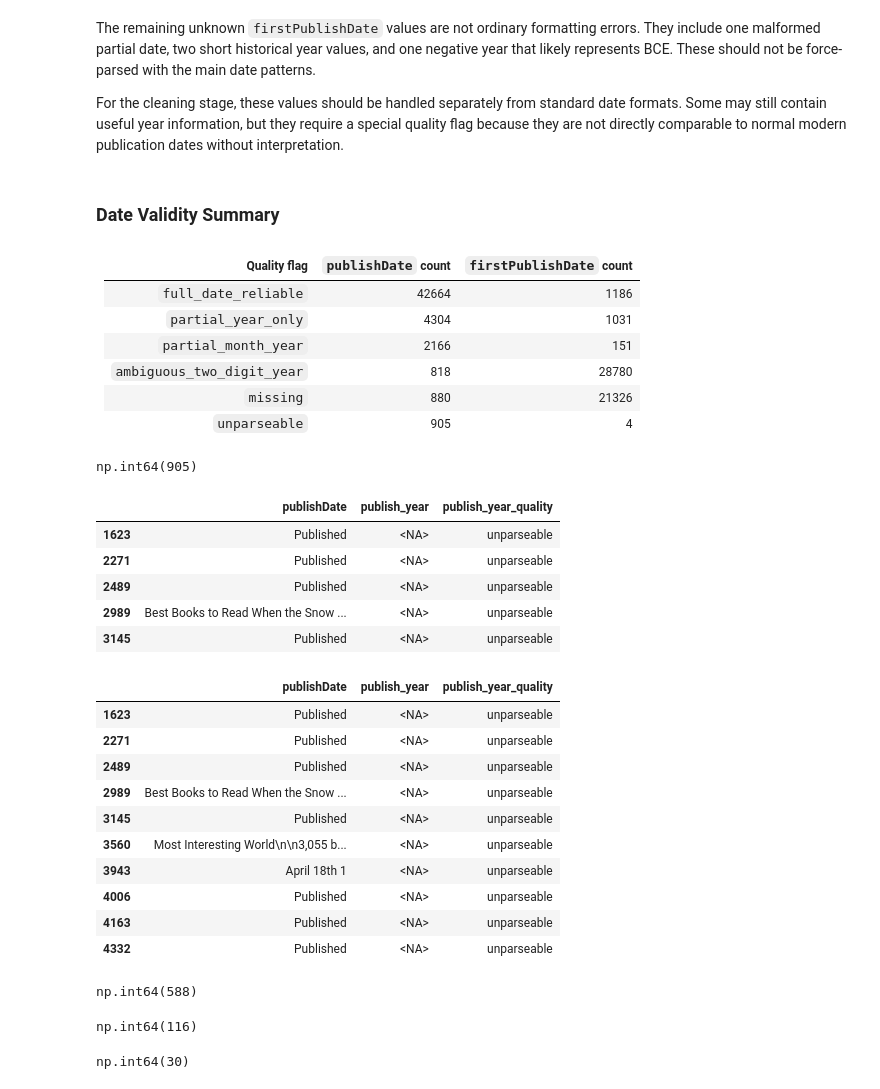
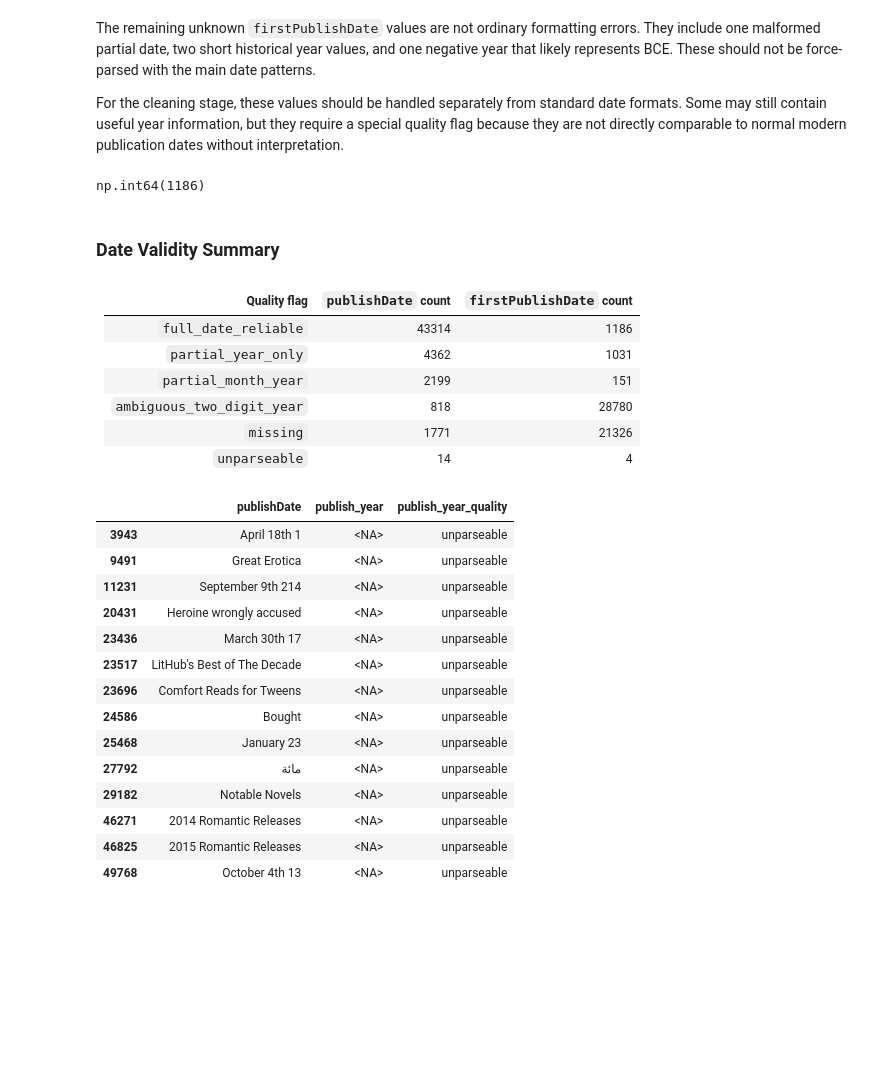
Before and after one commit to esabaliauskaite/book-dataset-analysis, a Jupyter notebook: notebooks/01_data_audit.ipynb, the cells around one changed output. Cells and saved outputs as stored; diff of their text form; code cells hidden in the pictures; blank space fills up the shorter version.

Commit message:
Finished date validity and started ISBN validity

```diff
--- a/notebooks/01_data_audit.ipynb
+++ b/notebooks/01_data_audit.ipynb
@@ -928,62 +928,40 @@ def parse_year_and_flag(date_series):
 
 df_raw["publish_year"], df_raw["publish_year_quality"] = parse_year_and_flag(df_raw["publishDate"])
 df_raw["first_publish_year"], df_raw["first_publish_year_quality"] = parse_year_and_flag(df_raw["firstPublishDate"])
+# %%
+
+df_raw["first_publish_year_quality"].eq("full_date_reliable").sum()
+# %% [output]
+np.int64(1186)
 # %% [markdown]
 ### Date Validity Summary
 # %% [markdown]
 | Quality flag               | `publishDate` count | `firstPublishDate` count |
 | -------------------------- | ------------------: | -----------------------: |
-| `full_date_reliable`       |               42664 |                     1186 |
-| `partial_year_only`        |                4304 |                     1031 |
-| `partial_month_year`       |                2166 |                      151 |
+| `full_date_reliable`       |               43314 |                     1186 |
+| `partial_year_only`        |                4362 |                     1031 |
+| `partial_month_year`       |                2199 |                      151 |
 | `ambiguous_two_digit_year` |                 818 |                    28780 |
-| `missing`                  |                 880 |                    21326 |
-| `unparseable`              |                905 |                        4 |
+| `missing`                  |                 1771 |                    21326 |
+| `unparseable`              |                14 |                        4 |
-# %%
-df_raw["publish_year_quality"].eq("unparseable").sum()
-# %% [output]
-np.int64(905)
-# %%
-df_raw.loc[
-    df_raw["publish_year_quality"].eq("unparseable"),
-    ["publishDate", "publish_year", "publish_year_quality"]
-].head()
-# %% [output]
-|  | publishDate | publish_year | publish_year_quality |
-| 1623 | Published | <NA> | unparseable |
-| 2271 | Published | <NA> | unparseable |
-| 2489 | Published | <NA> | unparseable |
-| 2989 | Best Books to Read When the Snow ... | <NA> | unparseable |
-| 3145 | Published | <NA> | unparseable |
 # %%
 df_raw.loc[
     df_raw["publish_year_quality"].eq("unparseable"),
     ["publishDate", "publish_year", "publish_year_quality"]
-].head(10)
+].head(14)
 # %% [output]
 |  | publishDate | publish_year | publish_year_quality |
-| 1623 | Published | <NA> | unparseable |
-| 2271 | Published | <NA> | unparseable |
-| 2489 | Published | <NA> | unparseable |
-| 2989 | Best Books to Read When the Snow ... | <NA> | unparseable |
-| 3145 | Published | <NA> | unparseable |
-| 3560 | Most Interesting World\n\n3,055 b... | <NA> | unparseable |
 | 3943 | April 18th 1 | <NA> | unparseable |
-| 4006 | Published | <NA> | unparseable |
-| 4163 | Published | <NA> | unparseable |
-| 4332 | Published | <NA> | unparseable |
+| 9491 | Great Erotica | <NA> | unparseable |
+| 11231 | September 9th 214 | <NA> | unparseable |
+| 20431 | Heroine wrongly accused | <NA> | unparseable |
+| 23436 | March 30th 17 | <NA> | unparseable |
+| 23517 | LitHub's Best of The Decade | <NA> | unparseable |
+| 23696 | Comfort Reads for Tweens | <NA> | unparseable |
+| 24586 | Bought | <NA> | unparseable |
+| 25468 | January 23 | <NA> | unparseable |
+| 27792 | مائة | <NA> | unparseable |
+| 29182 | Notable Novels | <NA> | unparseable |
+| 46271 | 2014 Romantic Releases | <NA> | unparseable |
+| 46825 | 2015 Romantic Releases | <NA> | unparseable |
+| 49768 | October 4th 13 | <NA> | unparseable |
-# %%
-published_contains = df_raw["publishDate"].astype(str).str.contains("Published", na=False)
-published_contains.sum()
-# %% [output]
-np.int64(588)
-# %%
-list_contains = df_raw["publishDate"].astype(str).str.contains("Books", na=False)
-list_contains.sum()
-# %% [output]
-np.int64(116)
-# %%
-expected_publication_contains = df_raw["publishDate"].astype(str).str.contains("Expected publication:", na=False)
-expected_publication_contains.sum()
-# %% [output]
-np.int64(30)
```
Also changed, not shown: parts of 1 cell of this notebook.
